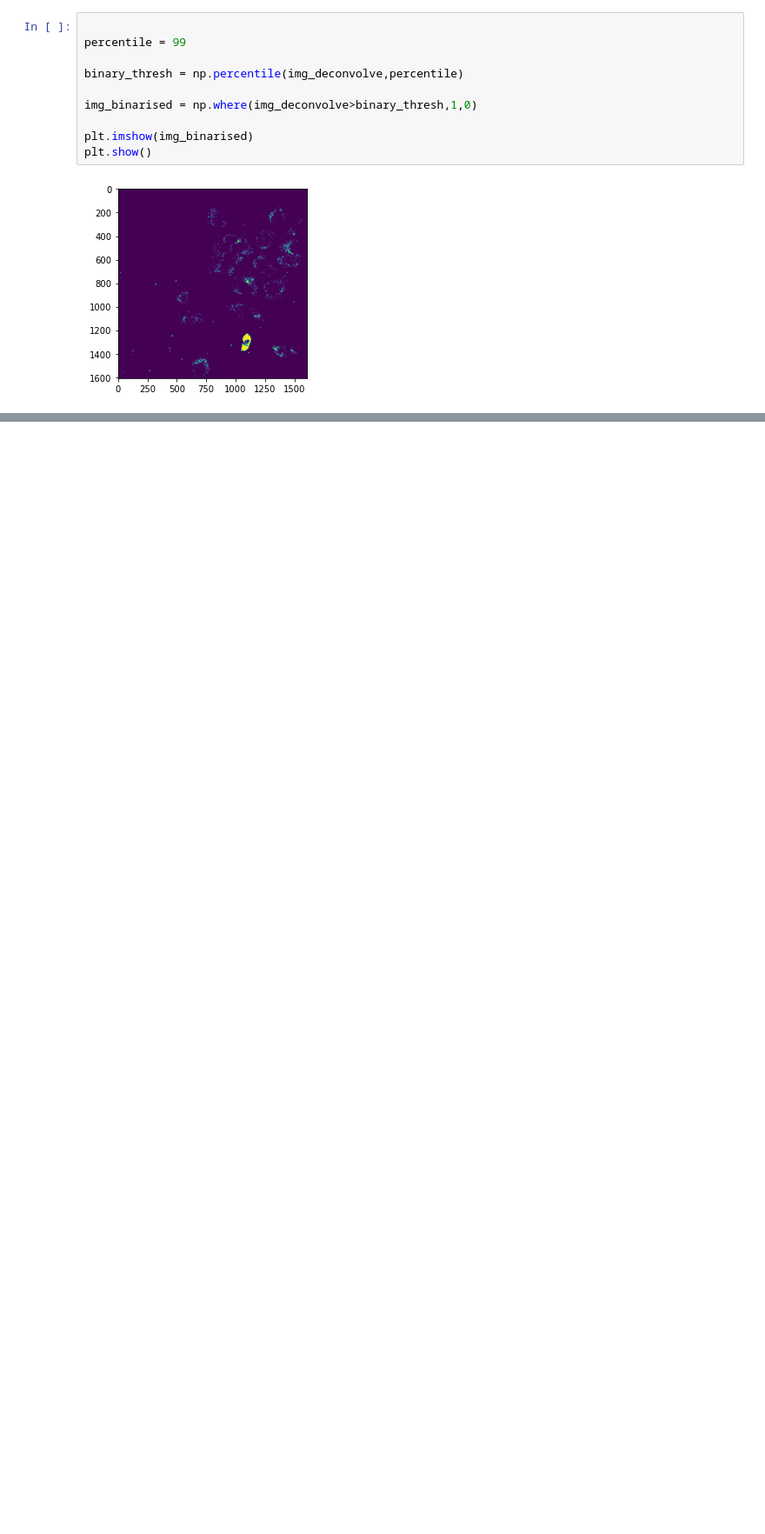
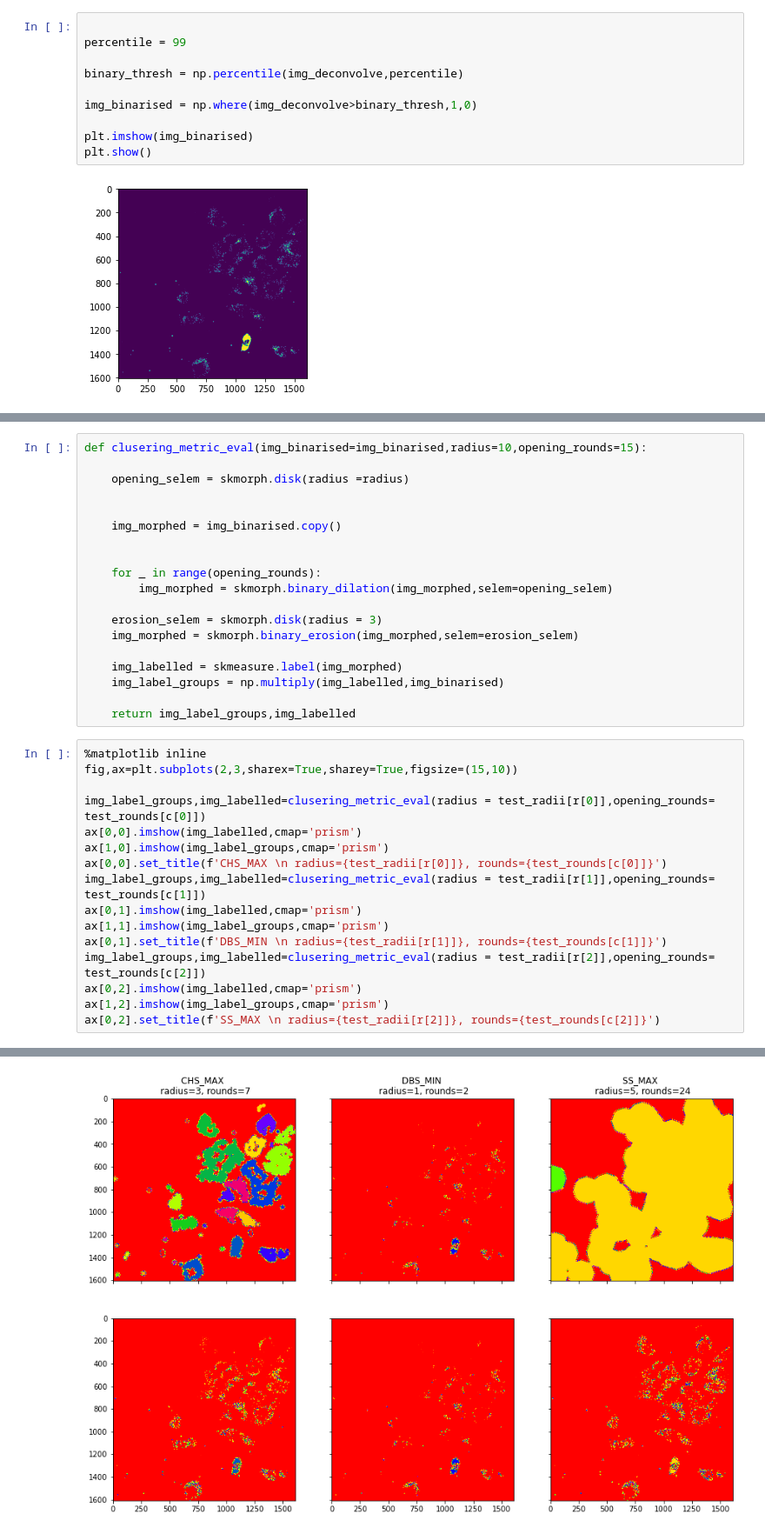
Before and after one commit to molonc/merFISH_report_pipeline, a Jupyter notebook: test_notebooks/clutering_metrics.ipynb, the cells around one changed output, grey strips where cells are left out. Shown at 87% size. Saved outputs shown, nothing was run; the diff lists cells and outputs as text; blank space fills up the shorter version.

```diff
--- a/test_notebooks/clutering_metrics.ipynb
+++ b/test_notebooks/clutering_metrics.ipynb
@@ -116,0 +226,36 @@ plt.show()
+# %%
+def clusering_metric_eval(img_binarised=img_binarised,radius=10,opening_rounds=15):
+
+    opening_selem = skmorph.disk(radius =radius)
+
+
+    img_morphed = img_binarised.copy()
+
+
+    for _ in range(opening_rounds):
+        img_morphed = skmorph.binary_dilation(img_morphed,selem=opening_selem)
+
+    erosion_selem = skmorph.disk(radius = 3)
+    img_morphed = skmorph.binary_erosion(img_morphed,selem=erosion_selem)
+
+    img_labelled = skmeasure.label(img_morphed)
+    img_label_groups = np.multiply(img_labelled,img_binarised)
+
+    return img_label_groups,img_labelled
+# %%
+%matplotlib inline
+fig,ax=plt.subplots(2,3,sharex=True,sharey=True,figsize=(15,10))
+
+img_label_groups,img_labelled=clusering_metric_eval(radius = test_radii[r[0]],opening_rounds= test_rounds[c[0]])
+ax[0,0].imshow(img_labelled,cmap='prism')
+ax[1,0].imshow(img_label_groups,cmap='prism')
+ax[0,0].set_title(f'CHS_MAX \n radius={test_radii[r[0]]}, rounds={test_rounds[c[0]]}')
+img_label_groups,img_labelled=clusering_metric_eval(radius = test_radii[r[1]],opening_rounds= test_rounds[c[1]])
+ax[0,1].imshow(img_labelled,cmap='prism')
+ax[1,1].imshow(img_label_groups,cmap='prism')
+ax[0,1].set_title(f'DBS_MIN \n radius={test_radii[r[1]]}, rounds={test_rounds[c[1]]}')
+img_label_groups,img_labelled=clusering_metric_eval(radius = test_radii[r[2]],opening_rounds= test_rounds[c[2]])
+ax[0,2].imshow(img_labelled,cmap='prism')
+ax[1,2].imshow(img_label_groups,cmap='prism')
+ax[0,2].set_title(f'SS_MAX \n radius={test_radii[r[2]]}, rounds={test_rounds[c[2]]}')
+# %% [output]
@@ -116,0 +263 @@ plt.show()
+[figure, added]
```
Also changed, not shown: parts of 17 cells of this notebook, 1 other file.
